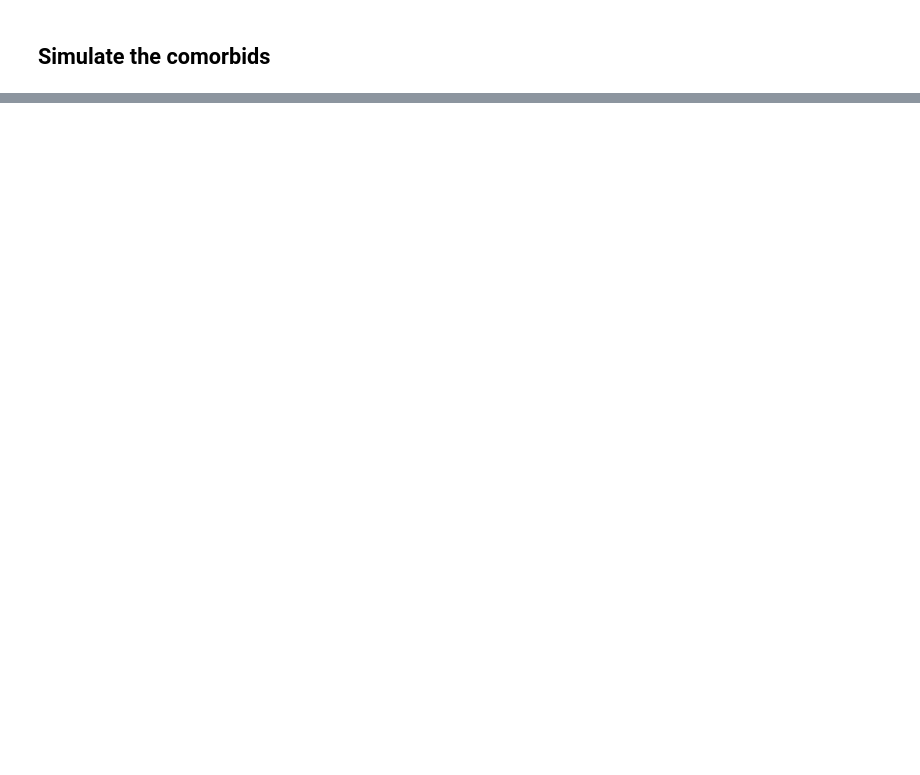
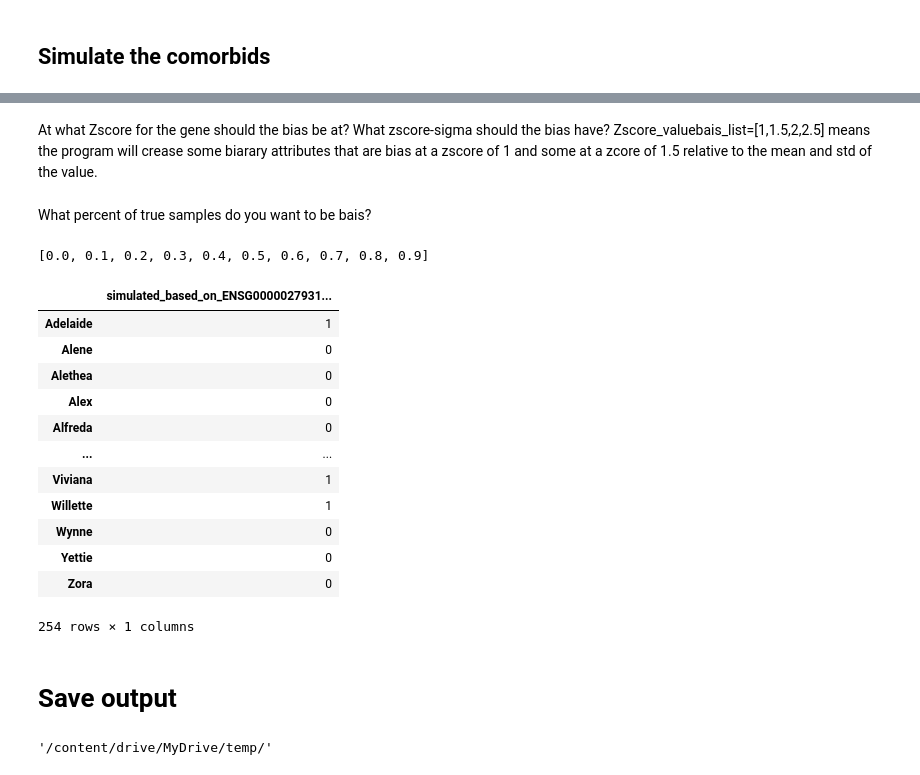
Before and after one commit to reza610/psea, a Jupyter notebook: notebook_examples/simulateddata-bothdirs.ipynb, the cells around one changed output, grey strips where cells are left out. Drawn from its saved outputs; the diff is of its cells as text; code cells hidden in the pictures; blank space fills up the shorter version.

```diff
--- a/notebook_examples/simulateddata-bothdirs.ipynb
+++ b/notebook_examples/simulateddata-bothdirs.ipynb
@@ -600,0 +234,5 @@ a.index(0)
+# %%
+#simulated_n_bianary_attributes = [20,40]
+# I base my simulated_n_bianary_attributes on the real distrubution of the number of people with the comorbiditys
+simulated_n_bianary_attributes = create_simulated_n_biarary_att_from_realdata(comorbid_df_metadata, nlevels_binaryatts=8)
+simulated_n_bianary_attributes
@@ -600,0 +247,33 @@ a.index(0)
+# %% [markdown]
+At what Zscore for the gene should the bias be at? What zscore-sigma should the bias have? Zscore_valuebais_list=[1,1.5,2,2.5] means the program will crease some biarary attributes that are bias at a zscore of 1 and some at a zcore of 1.5 relative to the mean and std of the value.
+# %%
+Zscore_valuebais_list=[1,1.5,2,2.5,3]
+Zscore_valuebais_sigma_list=[0.5]
+# %% [markdown]
+What percent of true samples do you want to be bais?
+# %%
+percent_binary_attributes_thatarevaluebias_list=range(0,100, 10)
+percent_binary_attributes_thatarevaluebias_list=[i/100 for i in percent_binary_attributes_thatarevaluebias_list]
+percent_binary_attributes_thatarevaluebias_list
+# %% [output]
+[0.0, 0.1, 0.2, 0.3, 0.4, 0.5, 0.6, 0.7, 0.8, 0.9]
+# %%
+simulated_ba_df = create_many_ba(simulated_value_df, percent_binary_attributes_thatarevaluebias_list, Zscore_valuebais_list, Zscore_valuebais_sigma_list, simulated_n_bianary_attributes, biasdirs)
+# %%
+simulated_ba_df
+# %% [output]
+|  | simulated_based_on_ENSG0000027931... |
+| Adelaide | 1 |
+| Alene | 0 |
+| Alethea | 0 |
+| Alex | 0 |
+| Alfreda | 0 |
+| ... | ... |
+| Viviana | 1 |
+| Willette | 1 |
+| Wynne | 0 |
+| Yettie | 0 |
+| Zora | 0 |
+254 rows × 1 columns
+# %% [markdown]
+# Save output
@@ -600,0 +282,4 @@ a.index(0)
+# %%
+outdir
+# %% [output]
+'/content/drive/MyDrive/temp/'
```
Also changed, not shown: parts of 47 cells of this notebook.
